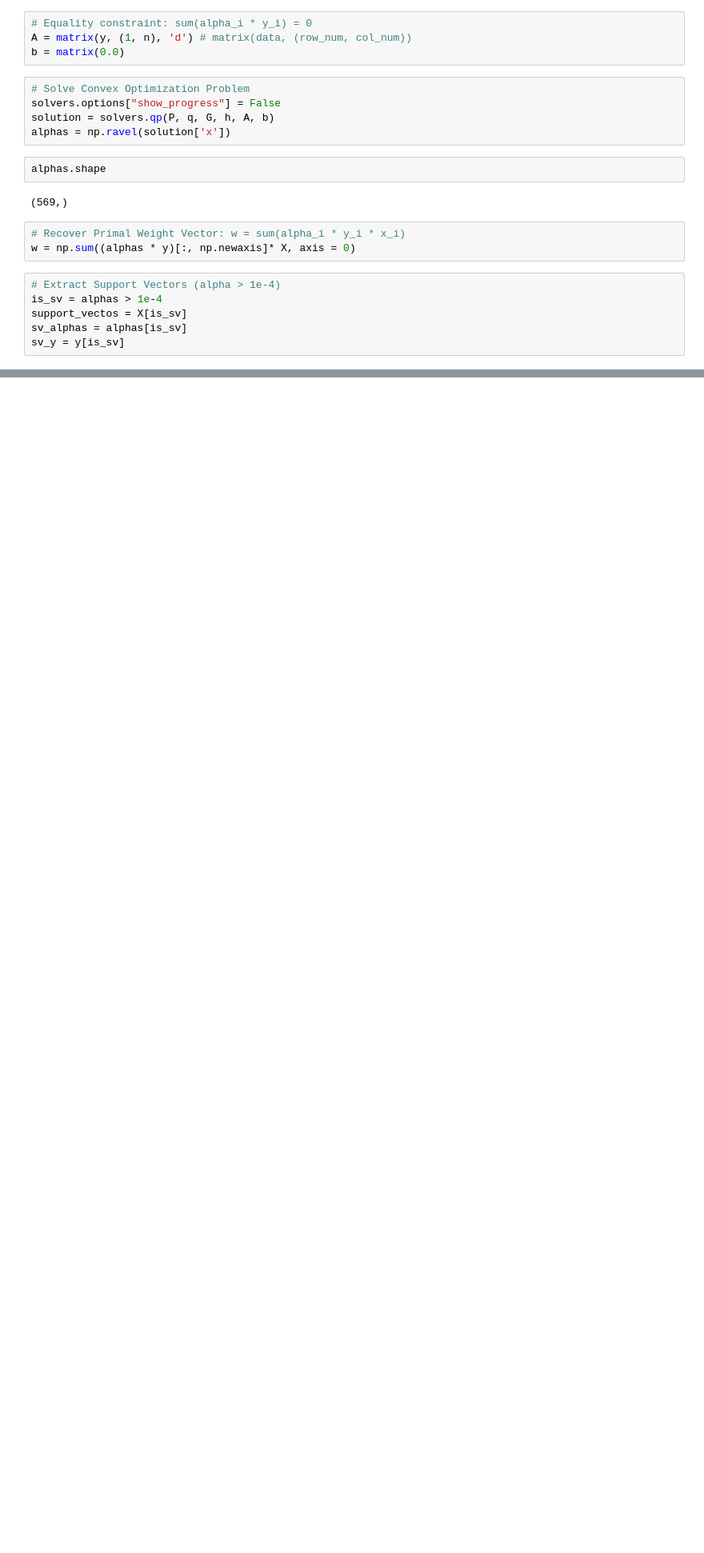
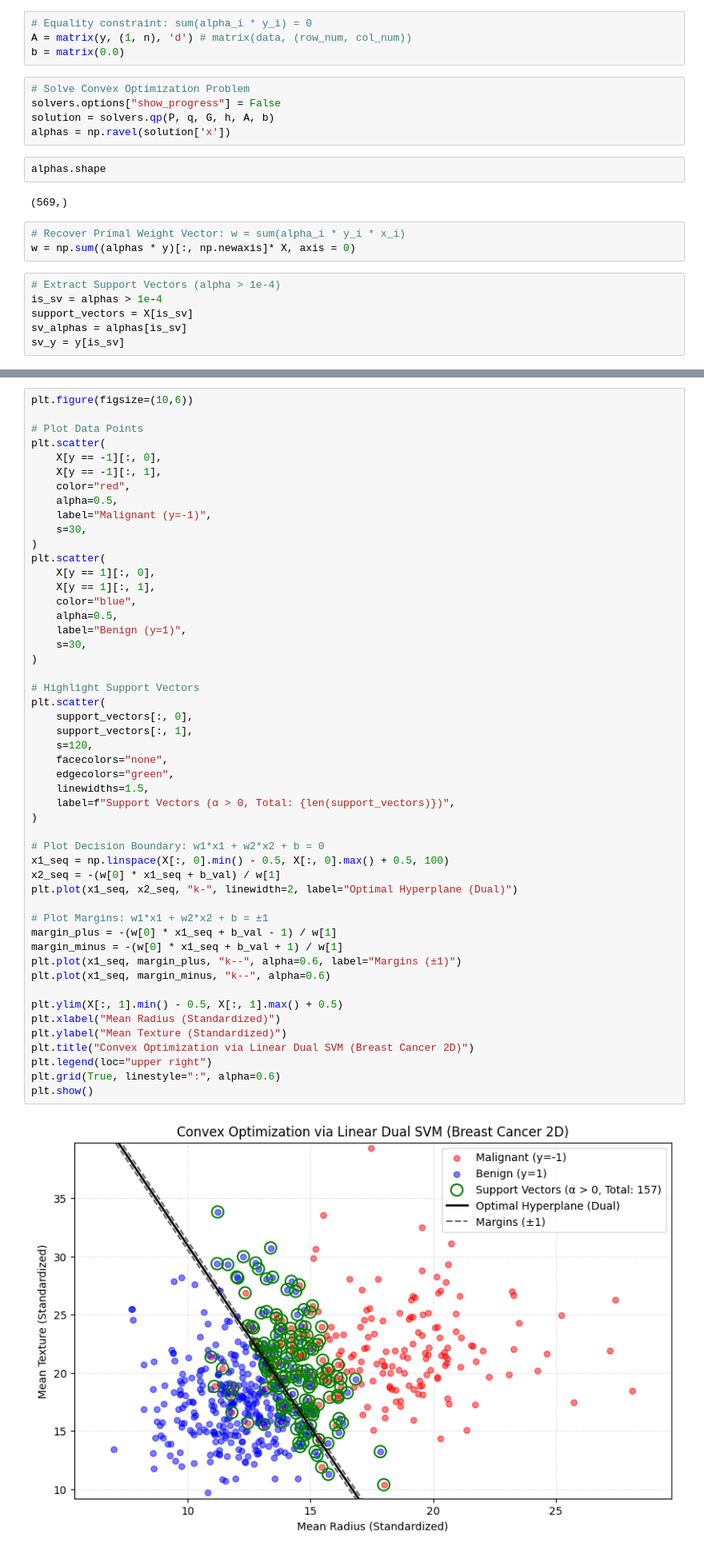
Before and after one commit to alaricbat/SupportVectorMachine, a Jupyter notebook: svm/dual_svm.ipynb, the cells around one changed output, grey strips where cells are left out. Shown at 80% size. Drawn from its saved outputs; the diff is of its cells as text; blank space fills up the shorter version.

Commit message:
Common:20260903:SVM:Completed Dual SVM

```diff
--- a/svm/dual_svm.ipynb
+++ b/svm/dual_svm.ipynb
@@ -322,6 +322,6 @@ w = np.sum((alphas * y)[:, np.newaxis]* X, axis = 0)
 # %%
 # Extract Support Vectors (alpha > 1e-4)
 is_sv = alphas > 1e-4
-support_vectos = X[is_sv]
+support_vectors = X[is_sv]
 sv_alphas = alphas[is_sv]
 sv_y = y[is_sv]
@@ -335,0 +339,52 @@ else:
+# %%
+plt.figure(figsize=(10,6))
+
+# Plot Data Points
+plt.scatter(
+    X[y == -1][:, 0],
+    X[y == -1][:, 1],
+    color="red",
+    alpha=0.5,
+    label="Malignant (y=-1)",
+    s=30,
+)
+plt.scatter(
+    X[y == 1][:, 0],
+    X[y == 1][:, 1],
+    color="blue",
+    alpha=0.5,
+    label="Benign (y=1)",
+    s=30,
+)
+
+# Highlight Support Vectors
+plt.scatter(
+    support_vectors[:, 0],
+    support_vectors[:, 1],
+    s=120,
+    facecolors="none",
+    edgecolors="green",
+    linewidths=1.5,
+    label=f"Support Vectors (α > 0, Total: {len(support_vectors)})",
+)
+
+# Plot Decision Boundary: w1*x1 + w2*x2 + b = 0
+x1_seq = np.linspace(X[:, 0].min() - 0.5, X[:, 0].max() + 0.5, 100)
+x2_seq = -(w[0] * x1_seq + b_val) / w[1]
+plt.plot(x1_seq, x2_seq, "k-", linewidth=2, label="Optimal Hyperplane (Dual)")
+
+# Plot Margins: w1*x1 + w2*x2 + b = ±1
+margin_plus = -(w[0] * x1_seq + b_val - 1) / w[1]
+margin_minus = -(w[0] * x1_seq + b_val + 1) / w[1]
+plt.plot(x1_seq, margin_plus, "k--", alpha=0.6, label="Margins (±1)")
+plt.plot(x1_seq, margin_minus, "k--", alpha=0.6)
+
+plt.ylim(X[:, 1].min() - 0.5, X[:, 1].max() + 0.5)
+plt.xlabel("Mean Radius (Standardized)")
+plt.ylabel("Mean Texture (Standardized)")
+plt.title("Convex Optimization via Linear Dual SVM (Breast Cancer 2D)")
+plt.legend(loc="upper right")
+plt.grid(True, linestyle=":", alpha=0.6)
+plt.show()
+# %% [output]
+[figure, added]
```
Also changed, not shown: parts of 3 cells of this notebook.
